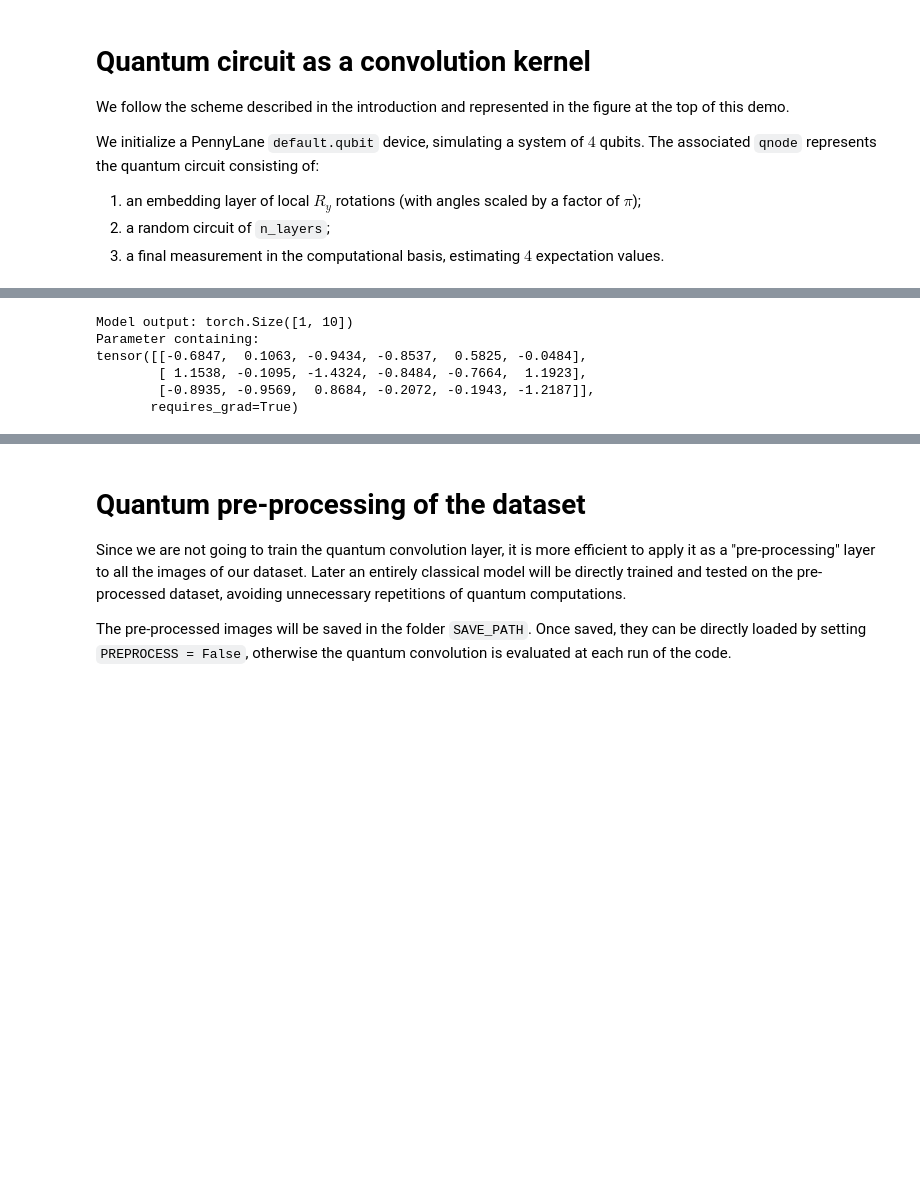
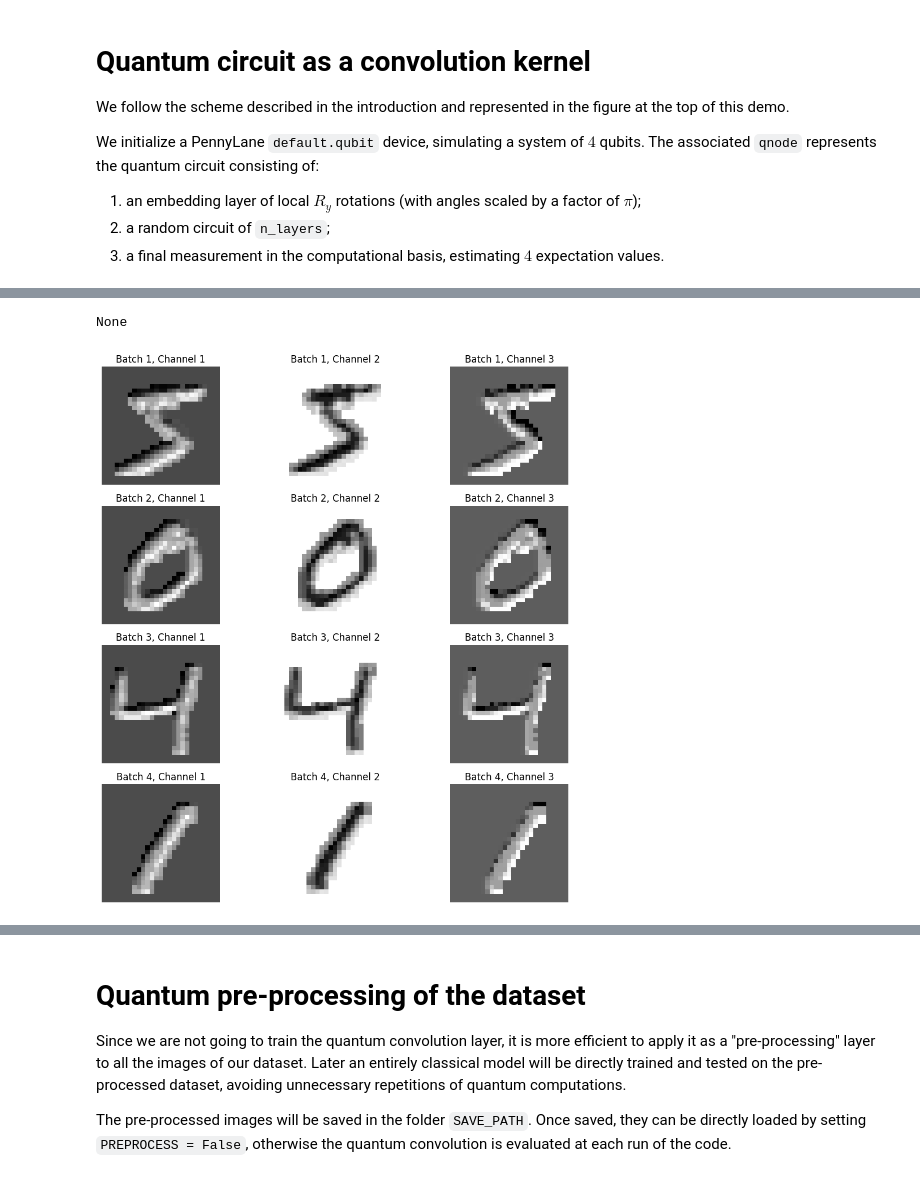
Before and after one commit to PaulTran-27/PIP, a Jupyter notebook: quanvolution_neural_network_pytorch.ipynb, the cells around one changed output, grey strips where cells are left out. Cells and saved outputs as stored; diff of their text form; code cells hidden in the pictures; blank space fills up the shorter version.

```diff
--- a/quanvolution_neural_network_pytorch.ipynb
+++ b/quanvolution_neural_network_pytorch.ipynb
@@ -109,0 +172,11 @@ print(qml.draw(circuit1, level=None, )(torch.tensor([1,2,3,4]).cuda()))
+# %%
+model = torch.nn.Sequential(
+        QuanvolutionLayerTest(kernel_size=(2, 2), n_filters=3),
+        # torch.nn.Flatten(),
+        # torch.nn.Linear(in_features=588, out_features=10)
+    )
+outputs = model(imag.unsqueeze(1).cuda())
+print("Model output:",  outputs.size())
+print(model._modules['0'].kernel_circuits.weights)
+
+# qml.draw_mpl(model._modules['0'].kernel_circuits)(imag.unsqueeze(1))
@@ -110,3 +195,30 @@ print(qml.draw(circuit1, level=None, )(torch.tensor([1,2,3,4]).cuda()))
+# %%
+print(model._modules['0'].kernel_circuits.weights.grad)
+# %% [output]
+None
+# %%
+import torch
+import matplotlib.pyplot as plt
+
+# Generate a random tensor to simulate the model output
+model_output = outputs  # Simulating a batch of 4 images with 3 channels and 27x27 size
+
+# Set up the figure
+fig, axes = plt.subplots(4, 3, figsize=(10, 10))
+
+# Loop through the images in the batch and display them
+for batch_idx in range(4):
+    for channel_idx in range(3):
+        ax = axes[batch_idx, channel_idx]
+        ax.imshow(model_output[batch_idx, channel_idx].cpu().detach().numpy(), cmap = 'gray')
+        ax.axis('off')  # Turn off axis
+        ax.set_title(f"Batch {batch_idx+1}, Channel {channel_idx+1}")
+
+# Adjust layout
+plt.tight_layout()
+plt.show()
+# %% [output]
+[figure, added]
 # %%
 import pennylane as qml
 from pennylane import numpy as np
@@ -244,16 +383,0 @@ images = torch.rand((1, 4, 28, 28)).cuda()
-# %%
-model = torch.nn.Sequential(
-        QuanvolutionLayer(kernel_size=(2, 2), n_filters=3),
-        torch.nn.Flatten(),
-        torch.nn.Linear(in_features=588, out_features=10)
-    )
-outputs = model(images)
-print("Model output:",  outputs.size())
-print(model._modules['0'].q_params)
-# %% [output]
-Model output: torch.Size([1, 10])
-Parameter containing:
-tensor([[-0.6847,  0.1063, -0.9434, -0.8537,  0.5825, -0.0484],
-        [ 1.1538, -0.1095, -1.4324, -0.8484, -0.7664,  1.1923],
-        [-0.8935, -0.9569,  0.8684, -0.2072, -0.1943, -1.2187]],
-       requires_grad=True)
```
Also changed, not shown: parts of 17 cells of this notebook.
